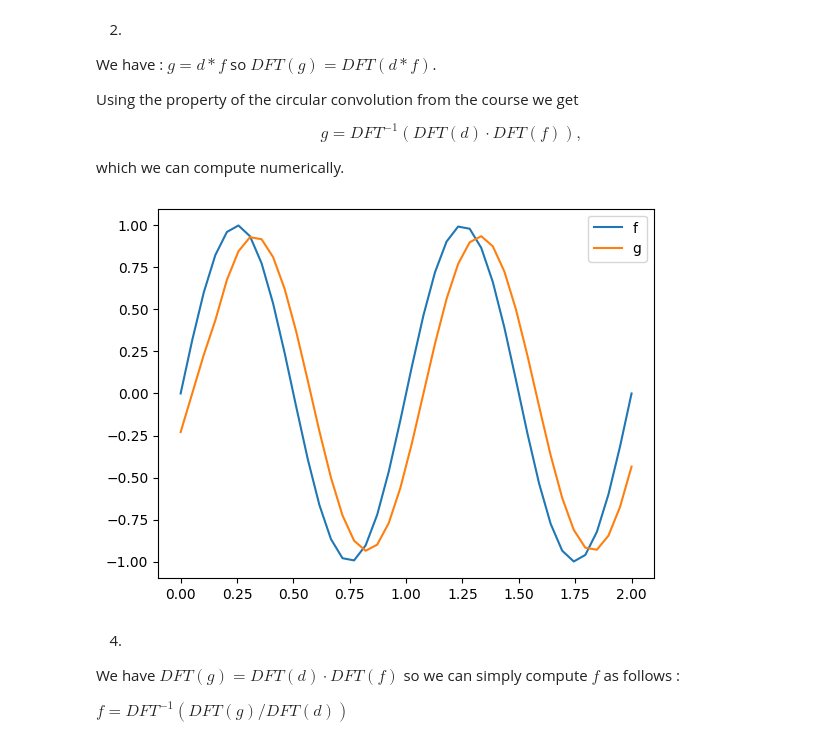
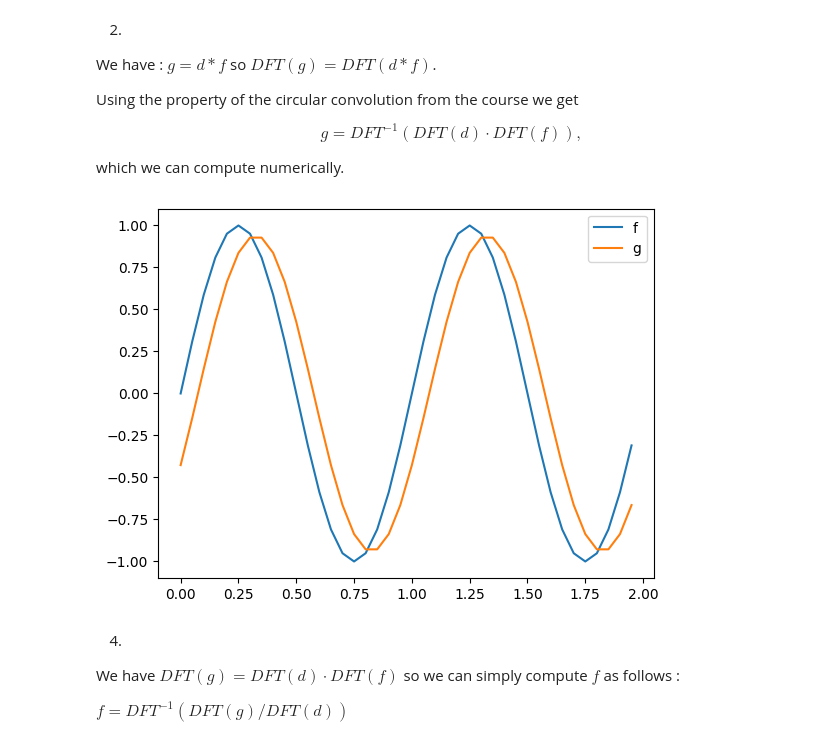
Before and after one commit to Basile-Mouret/Signal-and-Image-Processing-Lab, a Jupyter notebook: Lab4/Lab4.ipynb, the cells around one changed output. Saved outputs shown, nothing was run; the diff lists cells and outputs as text; code cells hidden in the pictures.

```diff
--- a/Lab4/Lab4.ipynb
+++ b/Lab4/Lab4.ipynb
@@ -80,21 +80,21 @@ def circular_convolution(d, f):
     g_hat = f_hat * d_hat
     return np.real(np.fft.ifft(g_hat))
 # %%
-t = np.linspace(0,2,40)
+t = np.linspace(0,2,40,endpoint=False)
 a = 1/20
 
 f = np.sin(2*np.pi*t)
 d = np.zeros(t.size)
 for i in range(4):
     d[i] = 1/4
 g=circular_convolution(d,f)
 
 plt.plot(t,f, label="f")
 plt.plot(t,g, label="g")
 plt.legend()
 plt.show()
 # %% [output]
-[figure, old version]
+[figure, new version]
 # %% [markdown]
 4.
 We have $DFT(g) = DFT(d) \cdot DFT(f)$ so we can simply compute $f$ as follows :
```
Also changed, not shown: parts of 2 cells of this notebook.
